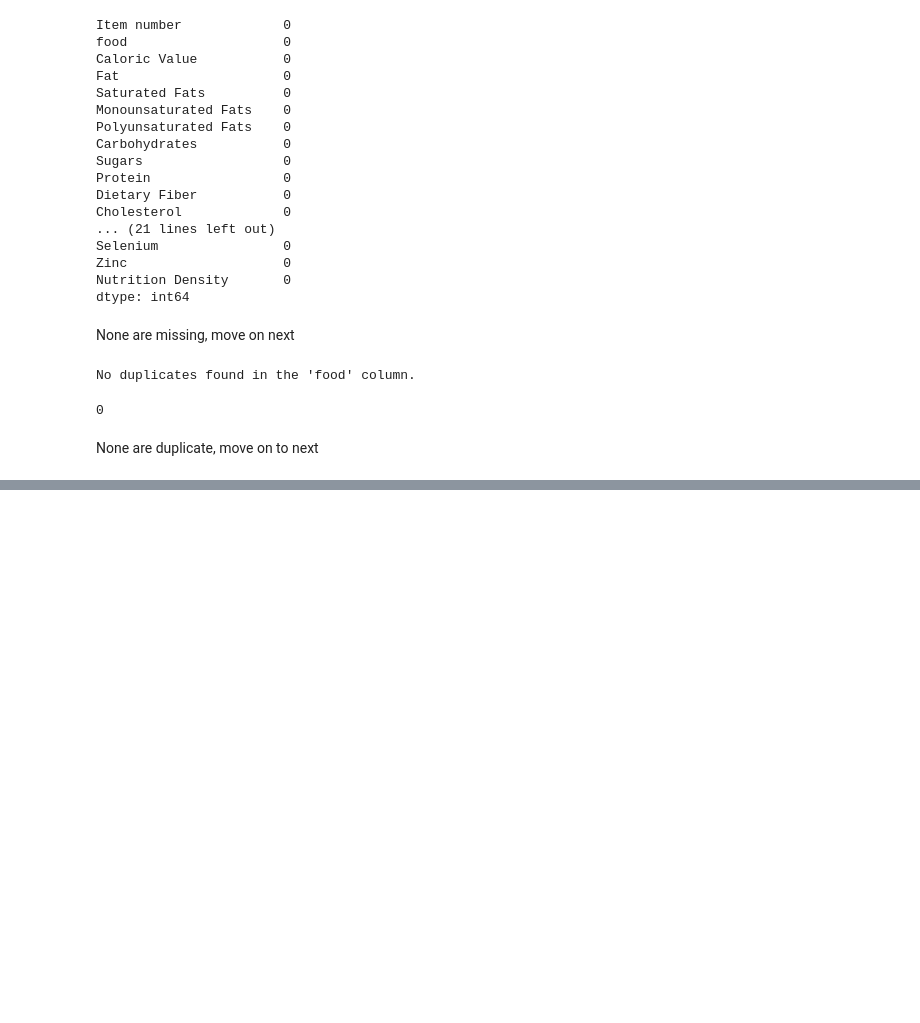
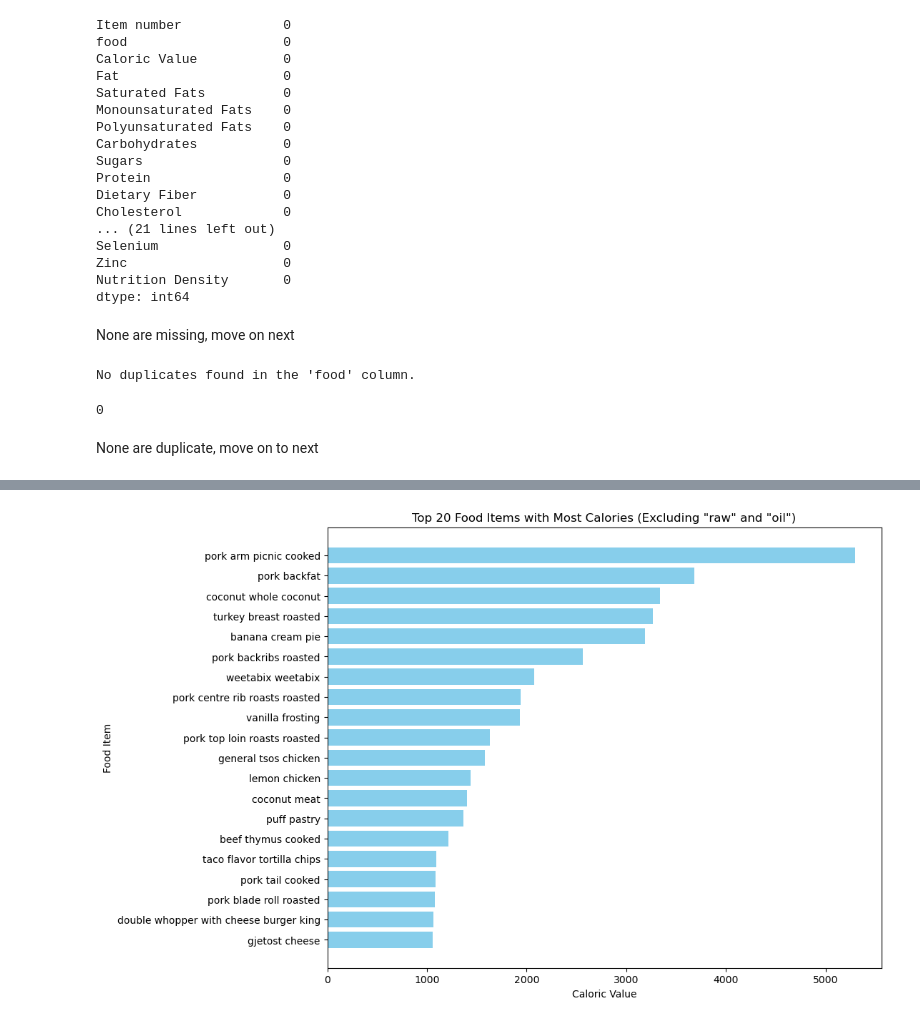
Before and after one commit to Jenner-Valdez/Food-Nutrition, a Jupyter notebook: Scripts/food_and_nutritional_values.ipynb, the cells around one changed output, grey strips where cells are left out. Cells and saved outputs as stored; diff of their text form; code cells hidden in the pictures; blank space fills up the shorter version.

Commit message:
added graphs

```diff
--- a/Scripts/food_and_nutritional_values.ipynb
+++ b/Scripts/food_and_nutritional_values.ipynb
@@ -488,0 +491,3 @@ display(food_5.sample(5))
+# %%
+#Combine all datasets into one
+combined_food_df = pd.concat([food_1, food_2, food_3, food_4, food_5], ignore_index=True)
@@ -488,0 +517,6 @@ display(food_5.sample(5))
+# %%
+#Filter out items that have "raw" or "oil" in their food name
+filtered_food_df = combined_food_df[~combined_food_df['food'].str.contains('raw|oil', case=False)]
+# %%
+#Sort the filtered dataframe by "Caloric Value" in descending order and get the top 20 items
+top_20_filtered_calories = filtered_food_df.sort_values(by='Caloric Value', ascending=False).head(20)
@@ -488,0 +544,11 @@ display(food_5.sample(5))
+# %%
+#Create a graph with the top 20 items with most calories exclusing "raw" and "oil"ArithmeticError
+plt.figure(figsize=(10, 8))
+plt.barh(top_20_filtered_calories['food'], top_20_filtered_calories['Caloric Value'], color='skyblue')
+plt.xlabel('Caloric Value')
+plt.ylabel('Food Item')
+plt.title('Top 20 Food Items with Most Calories (Excluding "raw" and "oil")')
+plt.gca().invert_yaxis()  # To display the highest value at the top
+plt.show()
+# %% [output]
+[figure, added]
```
Also changed, not shown: parts of 15 cells of this notebook.
